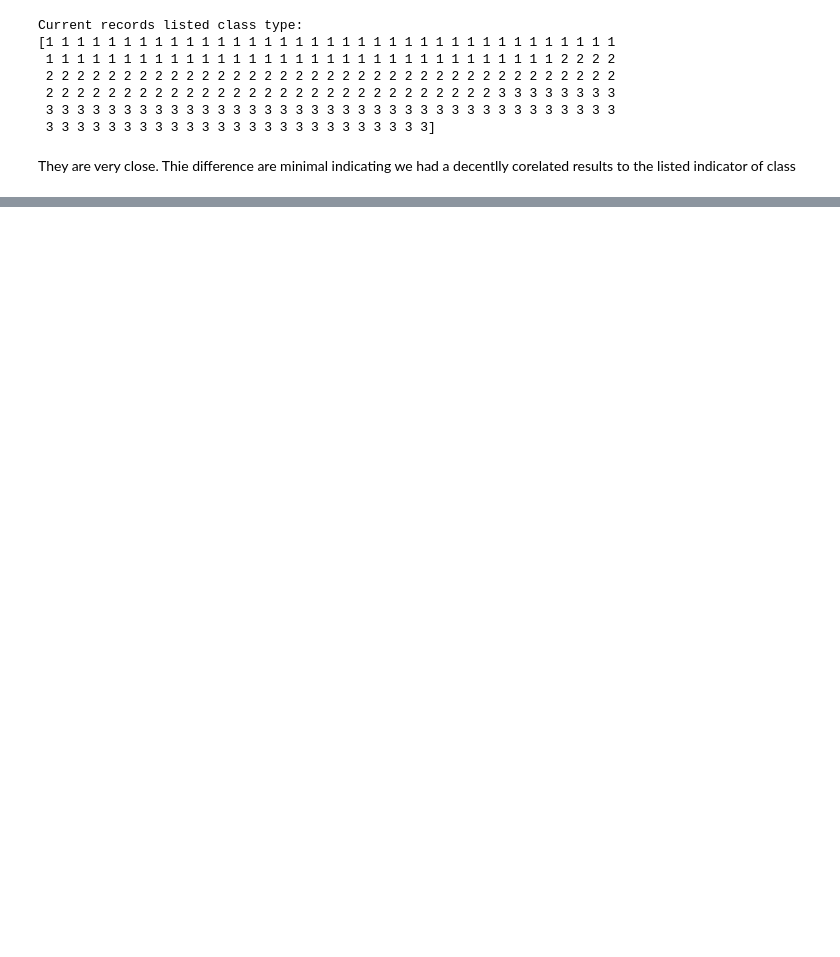
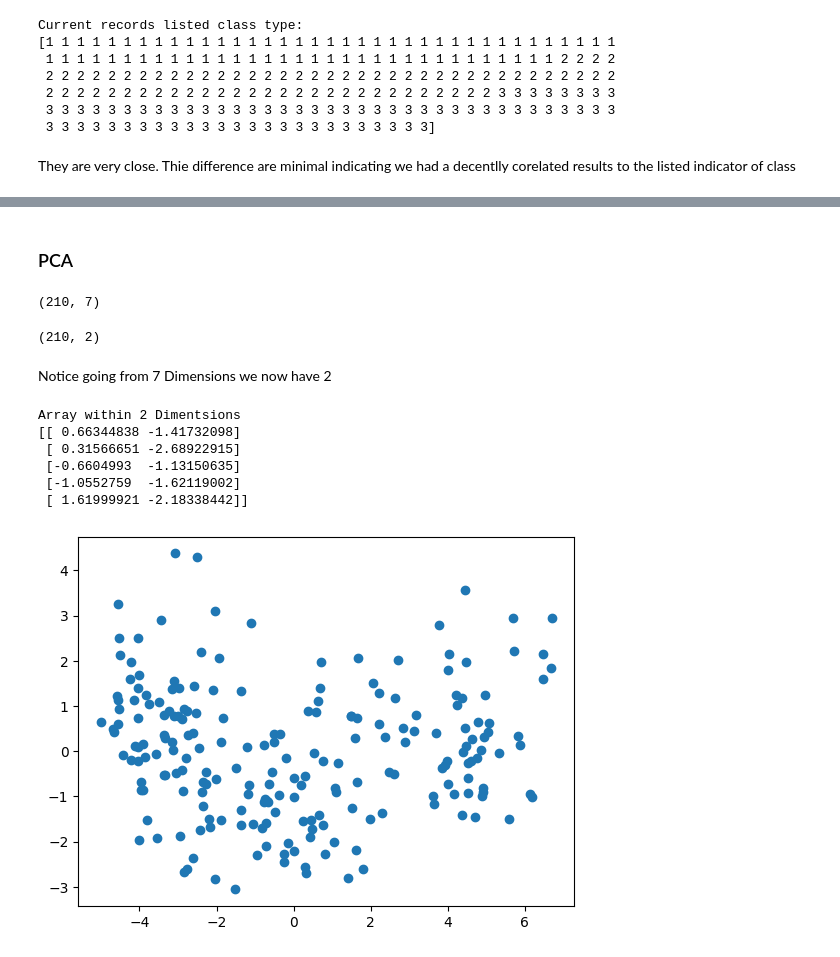
Before and after one commit to Logan-0/MachineLearning, a Jupyter notebook: Seeds.ipynb, the cells around one changed output, grey strips where cells are left out. Saved outputs shown, nothing was run; the diff lists cells and outputs as text; code cells hidden in the pictures; blank space fills up the shorter version.

```diff
--- a/Seeds.ipynb
+++ b/Seeds.ipynb
@@ -103,0 +148,31 @@ cluster_df = pd.DataFrame(np.hstack((X, clusters.reshape(-1,1))), columns=[x, y,
+# %% [markdown]
+### PCA
+# %%
+# Orginal Shape/Dimenstion Check
+X.shape
+# %% [output]
+(210, 7)
+# %%
+pca = PCA(n_components = 2)
+transformed_x = pca.fit_transform(X)
+# %%
+# Transformed X Shape
+transformed_x.shape
+# %% [output]
+(210, 2)
+# %% [markdown]
+Notice going from 7 Dimensions we now have 2
+# %%
+print("Array within 2 Dimentsions \n" + str(transformed_x[:5]))
+# %% [output]
+Array within 2 Dimentsions
+[[ 0.66344838 -1.41732098]
+ [ 0.31566651 -2.68922915]
+ [-0.6604993  -1.13150635]
+ [-1.0552759  -1.62119002]
+ [ 1.61999921 -2.18338442]]
+# %%
+plt.scatter(transformed_x[:, 0], transformed_x[:, 1])
+plt.show()
+# %% [output]
+[figure, added]
```
Also changed, not shown: parts of 13 cells of this notebook.
